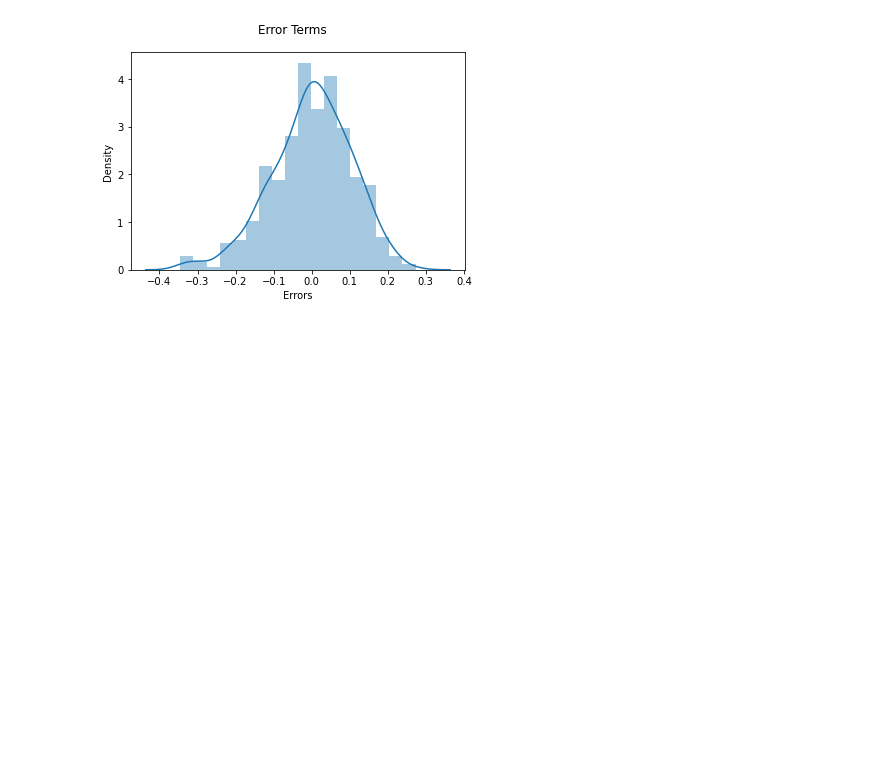
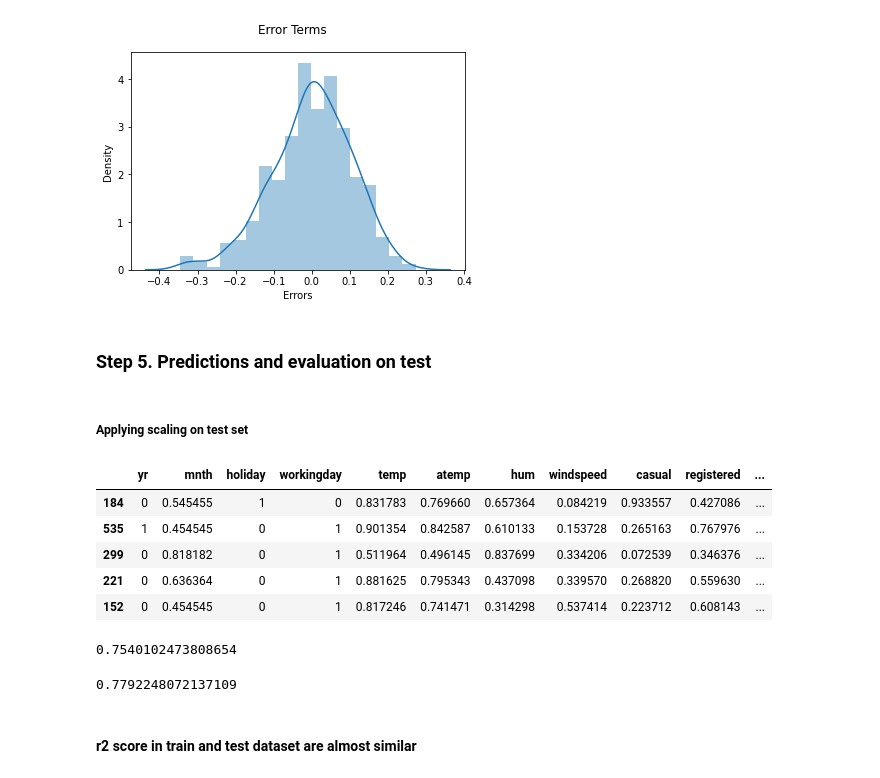
Before and after one commit to scpowar/Linear-Regression-Assignment, a Jupyter notebook: Bike_sharing_case_study.ipynb, the cells around one changed output. Saved outputs shown, nothing was run; the diff lists cells and outputs as text; code cells hidden in the pictures; blank space fills up the shorter version.

```diff
--- a/Bike_sharing_case_study.ipynb
+++ b/Bike_sharing_case_study.ipynb
@@ -424,3 +424,17 @@ plt.xlabel('Errors')
 # %% [output]
 Text(0.5, 0, 'Errors')
 [figure]
+# %% [markdown]
+### Step 5. Predictions and evaluation on test
+# %% [markdown]
+##### Applying scaling on test set
+# %%
+df_test[num_vars] = scaler.transform(df_test[num_vars])
+df_test.head()
+# %% [output]
+|  | yr | mnth | holiday | workingday | temp | atemp | hum | windspeed | casual | registered | ... |
+| 184 | 0 | 0.545455 | 1 | 0 | 0.831783 | 0.769660 | 0.657364 | 0.084219 | 0.933557 | 0.427086 | ... |
+| 535 | 1 | 0.454545 | 0 | 1 | 0.901354 | 0.842587 | 0.610133 | 0.153728 | 0.265163 | 0.767976 | ... |
+| 299 | 0 | 0.818182 | 0 | 1 | 0.511964 | 0.496145 | 0.837699 | 0.334206 | 0.072539 | 0.346376 | ... |
+| 221 | 0 | 0.636364 | 0 | 1 | 0.881625 | 0.795343 | 0.437098 | 0.339570 | 0.268820 | 0.559630 | ... |
+| 152 | 0 | 0.454545 | 0 | 1 | 0.817246 | 0.741471 | 0.314298 | 0.537414 | 0.223712 | 0.608143 | ... |
@@ -426,0 +449,11 @@ Text(0.5, 0, 'Errors')
+# %%
+#evaluate
+r2_score(y_true = y_test, y_pred = y_pred)
+# %% [output]
+0.7540102473808654
+# %%
+r2_score(y_true = y_train, y_pred = y_train_pred)
+# %% [output]
+0.7792248072137109
+# %% [markdown]
+#### r2 score in train and test dataset are almost similar
```
Also changed, not shown: parts of 4 cells of this notebook.
